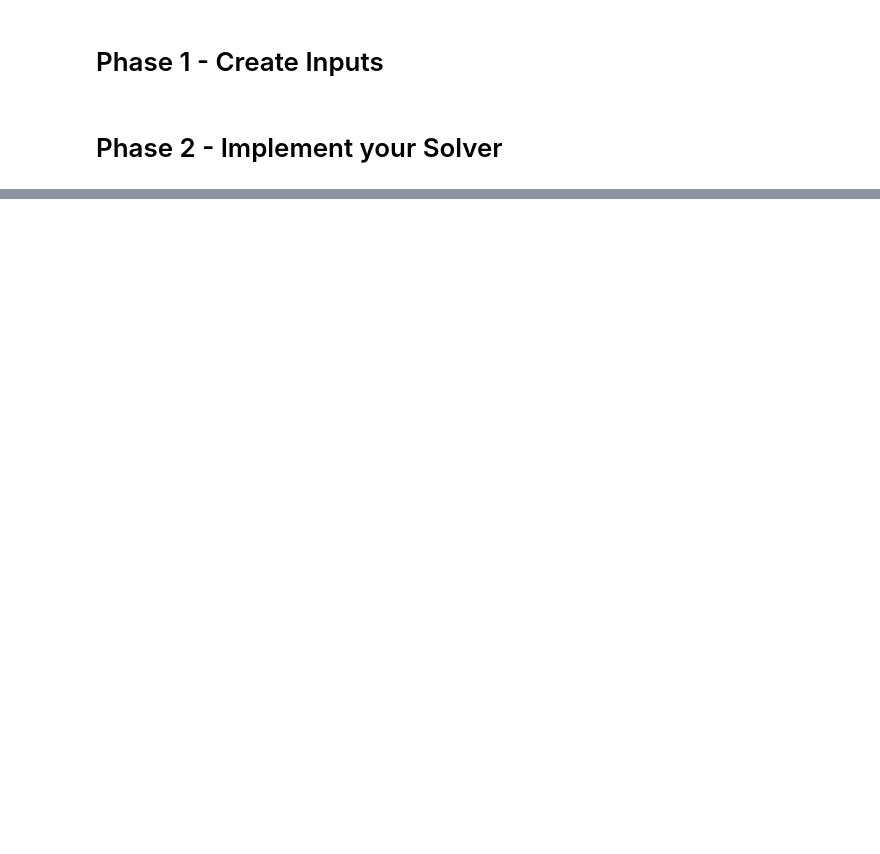
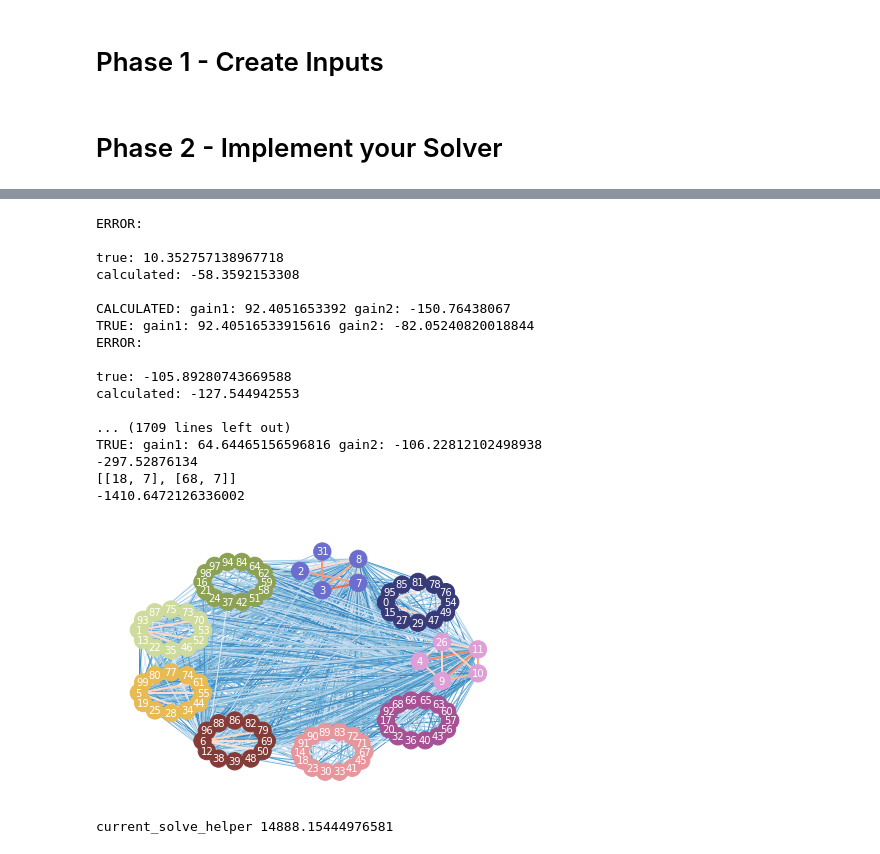
Before and after one commit to riensou/CS-170-Project-Fa22, a Jupyter notebook: main.ipynb, the cells around one changed output, grey strips where cells are left out. Drawn from its saved outputs; the diff is of its cells as text; code cells hidden in the pictures; blank space fills up the shorter version.

```diff
--- a/main.ipynb
+++ b/main.ipynb
@@ -168,0 +126,56 @@ for k in range(2, 18):
+# %%
+# TODO: Write a function that fetches a random input to test on
+
+import greedy_algorithm
+importlib.reload(greedy_algorithm)
+from greedy_algorithm import *
+
+#large189
+
+#large 223, 240 (not working)
+
+input = 'inputs/small14.in'
+
+solvers = [current_solve(input)]
+
+for solver in solvers:
+    G = read_input(input)
+
+    k = solver(G)
+
+    initial_score = score(G)
+
+
+    bucket = Bucket_Structure(G.copy())
+
+    total_gains = 0
+
+
+    for _ in range(5):
+        moves, gain = O2_operator(G)
+
+        #print(gain)
+
+        if gain < 0:
+
+            total_gains += gain
+
+            for move in moves:
+
+                G.nodes[move[0]]['team'] = move[1]
+
+                current_score = score(G)
+                #print("current - score", current_score - initial_score)
+
+                bucket = Bucket_Structure(G)
+                #bucket.update(move)
+
+    print(total_gains)
+
+    current_score = score(G)
+    #print(current_score - initial_score)
+
+    validate_output(G)
+    visualize(G)
+    print(solver.__name__, score(G))
+# %% [output]
@@ -169,3 +250,22 @@ for k in range(2, 18):
+ERROR:
+
+true: 10.352757138967718
+calculated: -58.3592153308
+
+CALCULATED: gain1: 92.4051653392 gain2: -150.76438067
+TRUE: gain1: 92.40516533915616 gain2: -82.05240820018844
+ERROR:
+
+true: -105.89280743669588
+calculated: -127.544942553
+
+... (1709 lines left out)
+TRUE: gain1: 64.64465156596816 gain2: -106.22812102498938
+-297.52876134
+[[18, 7], [68, 7]]
+-1410.6472126336002
+[figure, added]
+current_solve_helper 14888.15444976581
 # %%
 run(greedy_algorithm, 'inputs/large48.in', 'outputs/large48.out')
 # %%
```
Also changed, not shown: parts of 3 cells of this notebook, 1 other file.
